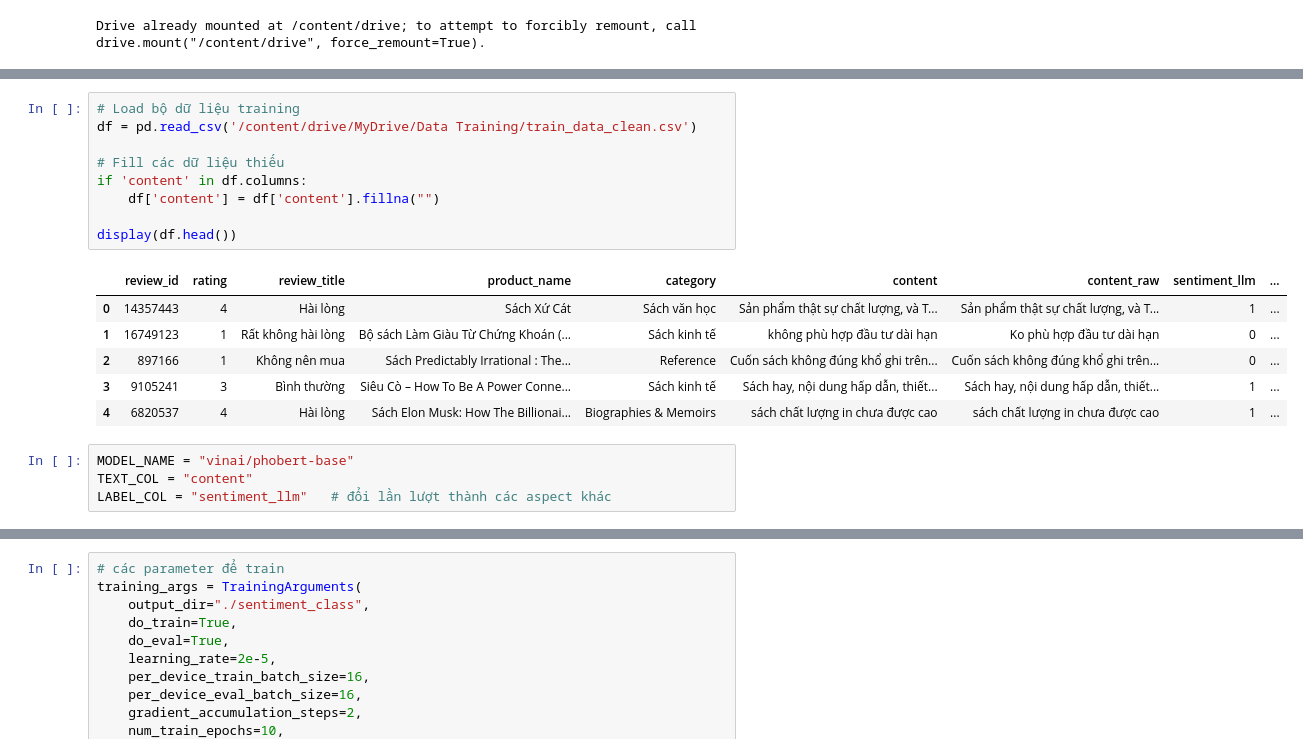
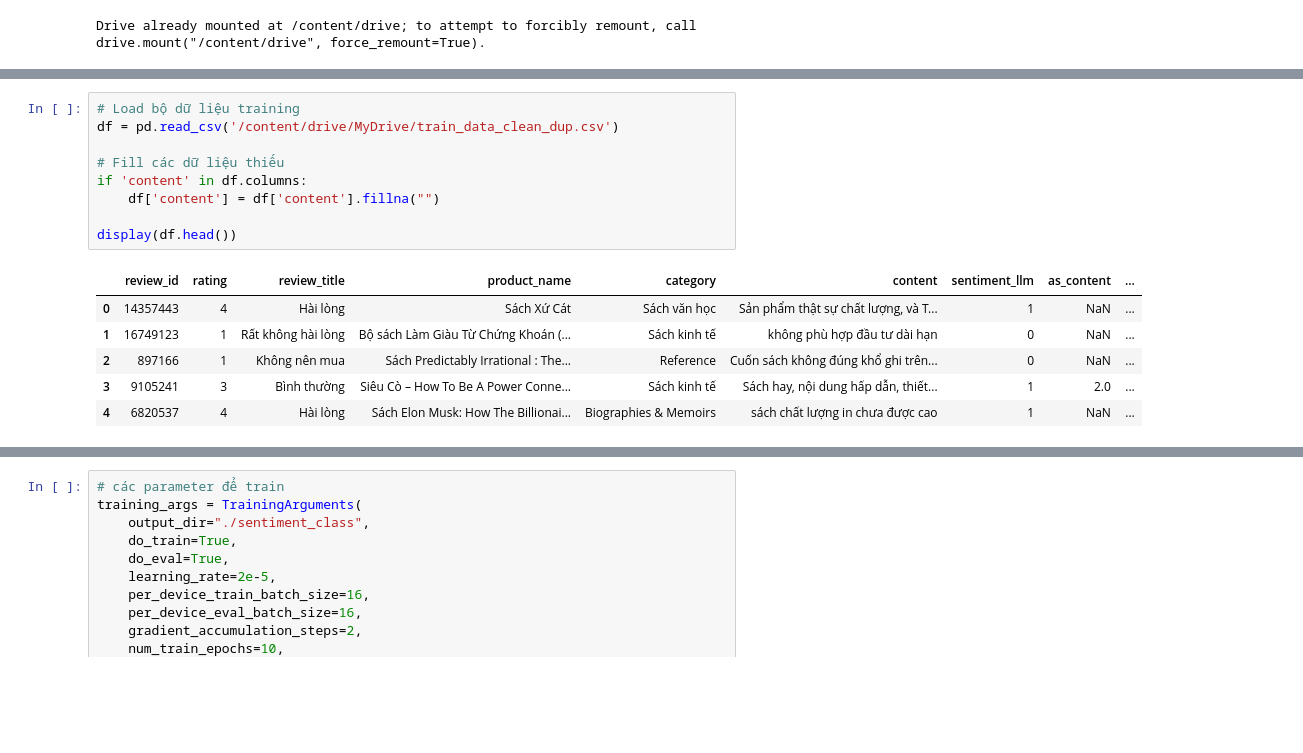
Before and after one commit to nhunggnguyen04/NCKH, a Jupyter notebook: Phobert_finetuning.ipynb, the cells around one changed output, grey strips where cells are left out. Cells and saved outputs as stored; diff of their text form; blank space fills up the shorter version.

```diff
--- a/Phobert_finetuning.ipynb
+++ b/Phobert_finetuning.ipynb
@@ -58,20 +102,16 @@ Libraries imported successfully.
 # %%
 # Load bộ dữ liệu training
-df = pd.read_csv('/content/drive/MyDrive/Data Training/train_data_clean.csv')
+df = pd.read_csv('/content/drive/MyDrive/train_data_clean_dup.csv')
 
 # Fill các dữ liệu thiếu
 if 'content' in df.columns:
     df['content'] = df['content'].fillna("")
 
 display(df.head())
 # %% [output]
-|  | review_id | rating | review_title | product_name | category | content | content_raw | sentiment_llm | ... |
-| 0 | 14357443 | 4 | Hài lòng | Sách Xứ Cát | Sách văn học | Sản phẩm thật sự chất lượng, và T... | Sản phẩm thật sự chất lượng, và T... | 1 | ... |
-| 1 | 16749123 | 1 | Rất không hài lòng | Bộ sách Làm Giàu Từ Chứng Khoán (... | Sách kinh tế | không phù hợp đầu tư dài hạn | Ko phù hợp đầu tư dài hạn | 0 | ... |
-| 2 | 897166 | 1 | Không nên mua | Sách Predictably Irrational : The... | Reference | Cuốn sách không đúng khổ ghi trên... | Cuốn sách không đúng khổ ghi trên... | 0 | ... |
-| 3 | 9105241 | 3 | Bình thường | Siêu Cò – How To Be A Power Conne... | Sách kinh tế | Sách hay, nội dung hấp dẫn, thiết... | Sách hay, nội dung hấp dẫn, thiết... | 1 | ... |
-| 4 | 6820537 | 4 | Hài lòng | Sách Elon Musk: How The Billionai... | Biographies & Memoirs | sách chất lượng in chưa được cao | sách chất lượng in chưa được cao | 1 | ... |
+|  | review_id | rating | review_title | product_name | category | content | sentiment_llm | as_content | ... |
+| 0 | 14357443 | 4 | Hài lòng | Sách Xứ Cát | Sách văn học | Sản phẩm thật sự chất lượng, và T... | 1 | NaN | ... |
+| 1 | 16749123 | 1 | Rất không hài lòng | Bộ sách Làm Giàu Từ Chứng Khoán (... | Sách kinh tế | không phù hợp đầu tư dài hạn | 0 | NaN | ... |
+| 2 | 897166 | 1 | Không nên mua | Sách Predictably Irrational : The... | Reference | Cuốn sách không đúng khổ ghi trên... | 0 | NaN | ... |
+| 3 | 9105241 | 3 | Bình thường | Siêu Cò – How To Be A Power Conne... | Sách kinh tế | Sách hay, nội dung hấp dẫn, thiết... | 1 | 2.0 | ... |
+| 4 | 6820537 | 4 | Hài lòng | Sách Elon Musk: How The Billionai... | Biographies & Memoirs | sách chất lượng in chưa được cao | 1 | NaN | ... |
-# %%
-MODEL_NAME = "vinai/phobert-base"
-TEXT_COL = "content"
-LABEL_COL = "sentiment_llm"   # đổi lần lượt thành các aspect khác
```
Also changed, not shown: parts of 22 cells of this notebook.
